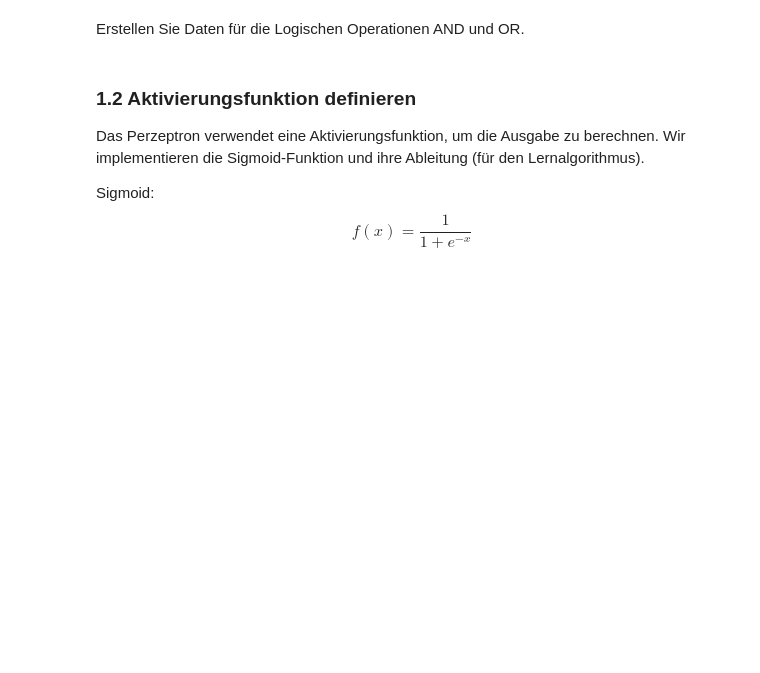
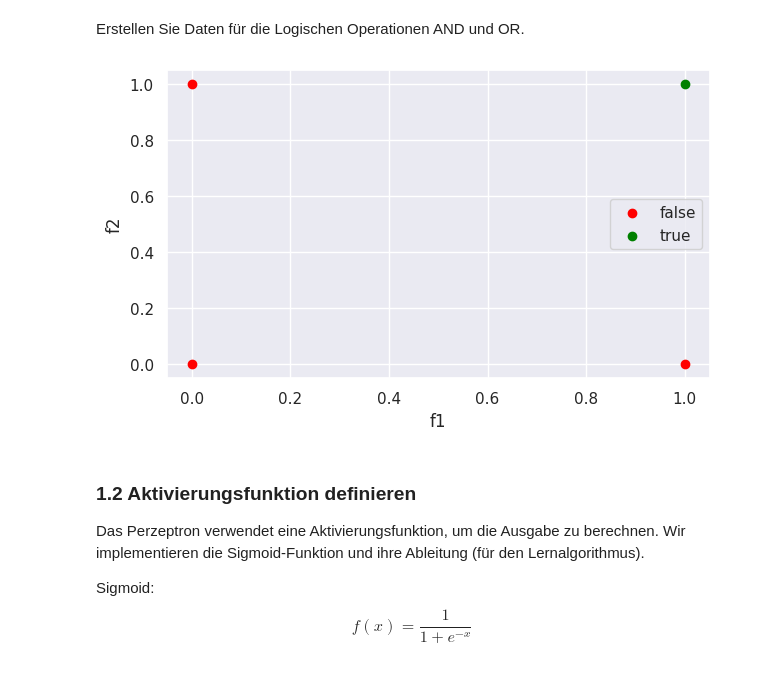
Before and after one commit to reyyanq/EiDL-Ubung, a Jupyter notebook: Exercise_01/perceptron.ipynb, the cells around one changed output. Saved outputs shown, nothing was run; the diff lists cells and outputs as text; code cells hidden in the pictures; blank space fills up the shorter version.

```diff
--- a/Exercise_01/perceptron.ipynb
+++ b/Exercise_01/perceptron.ipynb
@@ -37,2 +32,11 @@ def visualize_data(X, y):
+# %%
+def visualize_data(X, y):
+    fig, ax = plt.subplots(figsize=(7,4))
+    ax.scatter(X[y==0,0], X[y==0,1], color="red", label="false")
+    ax.scatter(X[y==1,0], X[y==1,1], color="green", label="true")
+    ax.legend()
+    ax.set_xlabel("f1")
+    ax.set_ylabel("f2")
+    plt.show()
 # %% [markdown]
 Erstellen Sie Daten für die Logischen Operationen AND und OR.
@@ -57,3 +43,24 @@ visualize_data(X, y)
+# %%
+# Input data (features) for AND and OR operations
+# X = ?
+X = np.array([[0, 0], [0, 1], [1, 0], [1, 1]])
+# TODO: Define the input data for the AND and OR operations
+
+# Output data (labels) for the AND operation
+y_and = np.array([0, 0, 0, 1])
+# TODO: Define the output data for the AND operation
+
+# Output data (labels) for the OR operation
+y_or = np.array([0, 1, 1, 1])
+# TODO: Define the output data for the OR operation
+
+# Select one of the operations for this exercise
+y = y_and  # Change to y_or to train the OR operation
+
+# Visualize data
+visualize_data(X, y)
+# %% [output]
+[figure, added]
 # %% [markdown]
 ### 1.2 Aktivierungsfunktion definieren
 
```
Also changed, not shown: parts of 5 cells of this notebook.
